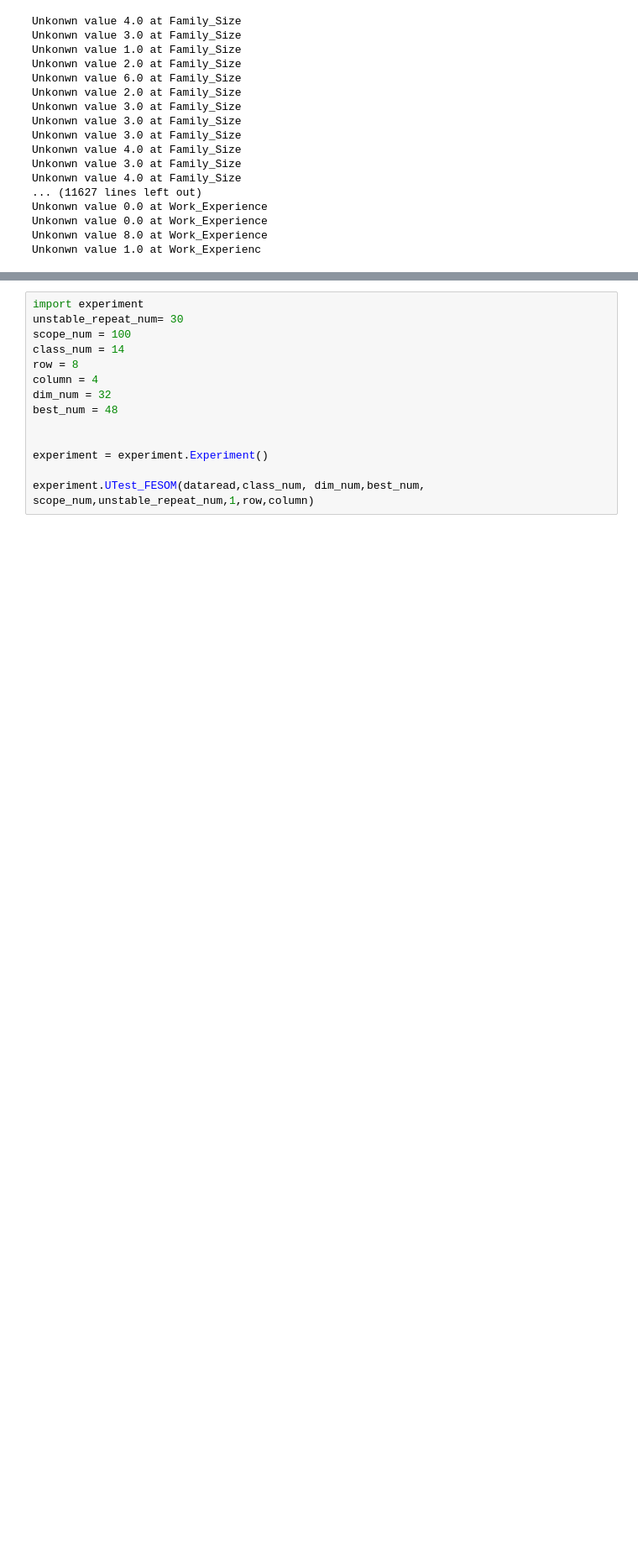
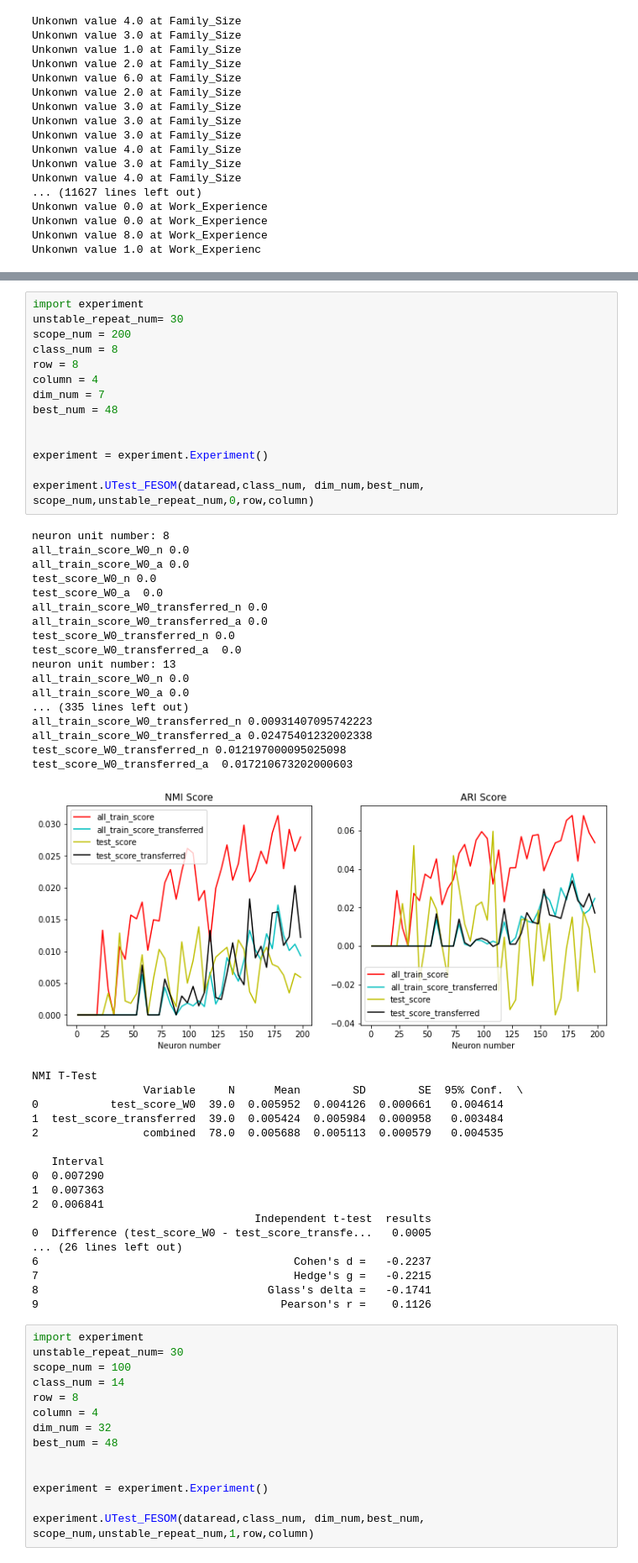
Before and after one commit to foolishfool/JupyterNotebook, a Jupyter notebook: SOM/UTDSM_Customer Segmentation.ipynb, the cells around one changed output, grey strips where cells are left out. Shown at 84% size. Drawn from its saved outputs; the diff is of its cells as text; blank space fills up the shorter version.

```diff
--- a/SOM/UTDSM_Customer Segmentation.ipynb
+++ b/SOM/UTDSM_Customer Segmentation.ipynb
@@ -108,3 +176,53 @@ neuron unit number: 43
+# %%
+import experiment
+unstable_repeat_num= 30
+scope_num = 200
+class_num = 8
+row = 8
+column = 4
+dim_num = 7
+best_num = 48
+
+
+experiment = experiment.Experiment()
+
+experiment.UTest_FESOM(dataread,class_num, dim_num,best_num, scope_num,unstable_repeat_num,0,row,column)
+# %% [output]
+neuron unit number: 8
+all_train_score_W0_n 0.0
+all_train_score_W0_a 0.0
+test_score_W0_n 0.0
+test_score_W0_a  0.0
+all_train_score_W0_transferred_n 0.0
+all_train_score_W0_transferred_a 0.0
+test_score_W0_transferred_n 0.0
+test_score_W0_transferred_a  0.0
+neuron unit number: 13
+all_train_score_W0_n 0.0
+all_train_score_W0_a 0.0
+... (335 lines left out)
+all_train_score_W0_transferred_n 0.00931407095742223
+all_train_score_W0_transferred_a 0.02475401232002338
+test_score_W0_transferred_n 0.012197000095025098
+test_score_W0_transferred_a  0.017210673202000603
+[figure, added]
+NMI T-Test
+                 Variable     N      Mean        SD        SE  95% Conf.  \
+0           test_score_W0  39.0  0.005952  0.004126  0.000661   0.004614
+1  test_score_transferred  39.0  0.005424  0.005984  0.000958   0.003484
+2                combined  78.0  0.005688  0.005113  0.000579   0.004535
+
+   Interval
+0  0.007290
+1  0.007363
+2  0.006841
+                                  Independent t-test  results
+0  Difference (test_score_W0 - test_score_transfe...   0.0005
+... (26 lines left out)
+6                                       Cohen's d =   -0.2237
+7                                       Hedge's g =   -0.2215
+8                                   Glass's delta =   -0.1741
+9                                     Pearson's r =    0.1126
 # %%
 import experiment
 unstable_repeat_num= 30
```
Also changed, not shown: parts of 2 cells of this notebook, 9 other files.
